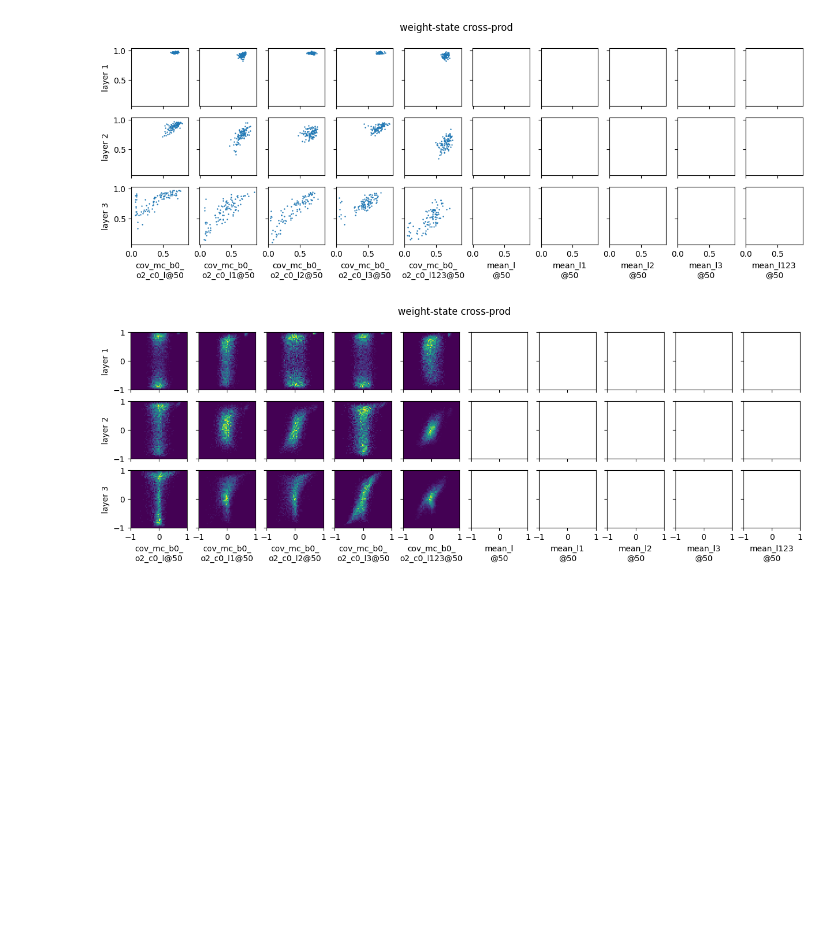
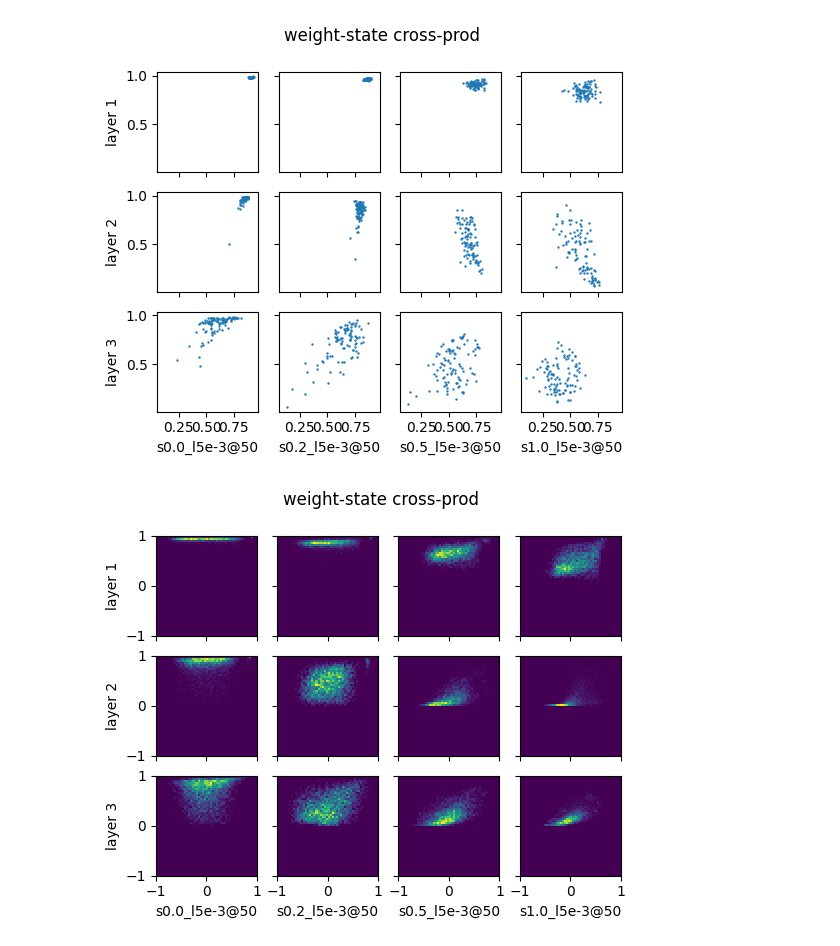
Before and after one commit to yingchenlin/kiln, a Jupyter notebook: dist.ipynb, the cells around one changed output. Cells and saved outputs as stored; diff of their text form; code cells hidden in the pictures; blank space fills up the shorter version.

```diff
--- a/dist.ipynb
+++ b/dist.ipynb
@@ -69,11 +70,11 @@ def read_weight(state, i, flip):
 #tags = ["cov/cov_mc_b0_o2_c0"] + [f"cov/cov_mc_b0_o2_c0{s}_l2"
 #    for s in ("", "_xsg", "_wsg", "_psg", "_lsg", "_gsg", "_hsg")]
 #tags = {l: f"cov/cov_mc_b0_o2_c0_{l}" for l in ("l", "l1", "l2", "l3", "l123")}
-tags = {f"{l}": f"cov/cov_mc_b0_o2_c0_{l}" for l in ("l", "l1", "l2", "l3", "l123")}
-#tags = [f"hpo/mean_{s}_{l}" for s in ("s0.0", "s0.5") for l in ("l5e-4", "l1e-3", "l2e-3", "l5e-3", "l1e-2")]
+#tags = {f"{l}": f"cov/cov_mc_b0_o2_c0_{l}" for l in ("l", "l1", "l2", "l3", "l123")}
+tag2path = {f"{s}_{l}": f"hpo/mean_{s}_{l}" for s in ("s0.0", "s0.2", "s0.5", "s1.0") for l in ("l5e-3",)}
 
 samples = 10
 epochs = (50,)
-tags_epochs = [(tag, epoch) for tag in tags for epoch in epochs]
+tags_paths_epochs = [(tag, path, epoch) for tag, path in tag2path.items() for epoch in epochs]
 layers = [f"layer {i+1}" for i in range(3)]
 # %%
@@ -130,38 +132,38 @@ def hist2d_plot(ax1, ax2, x, y, range, bins):
     ax2.hist2d(x.flatten().numpy(), y.flatten().numpy(), range=range, bins=bins, density=True)
     ax1.scatter(x.diagonal().numpy(), y.diagonal().numpy(), s=0.5)
 
 def hist1d_plot(ax, x, range, bins):
     ax.hist(x.flatten().numpy(), label="cross", range=range, bins=bins, histtype="step", density=True)
     ax.hist(x.diagonal().numpy(), label="self", range=range, bins=bins, histtype="step", density=True)
 
-def setplot(group, tags_epochs, layers, term, sign, scales, mapping, fn):
-    xlabels = [f"{tag[:10]}\n{tag[10:]}@{epoch}" for tag, epoch in tags_epochs]
+def setplot(tags_paths_epochs, layers, term, sign, scales, mapping, fn):
+    xlabels = [f"{tag}@{epoch}" for tag, _, epoch in tags_paths_epochs]
     ax_xy1 = gridplot(f"weight-state {term}", xlabels, layers)
     ax_xy2 = gridplot(f"weight-state {term}", xlabels, layers)
     ax_x = gridplot(f"weight {term}", xlabels, layers)
     ax_y = gridplot(f"state {term}", xlabels, layers)
-    for i, (tag, epoch) in enumerate(tags_epochs):
-        path = f"outputs/{group}/{tag}_0/checkpoint-{epoch}.pt"
+    for i, (_, path, epoch) in enumerate(tags_paths_epochs):
+        path = f"outputs/{path}_0/checkpoint-{epoch}.pt"
         try:
             state = torch.load(path, map_location="cpu")
         except Exception:
             continue
         for j, layer in enumerate(layers):
             w_m1, w_m2 = read_weight(state["model"], j*4+5, False)
-            s_m1, s_m2 = read_state(state["model"], j*4+2, sign)
+            s_m1, s_m2 = read_state(state["model"], j*4+4, sign)
             x, x_range = mapping(fn(w_m1, w_m2), scales[0])
             y, y_range = mapping(fn(s_m1, s_m2), scales[1])
             x_bins, y_bins = 50, 50
             hist2d_plot(ax_xy1[j][i], ax_xy2[j][i], x, y, (x_range, y_range), (x_bins, y_bins))
             hist1d_plot(ax_x[j][i], x, x_range, x_bins)
             hist1d_plot(ax_y[j][i], y, y_range, y_bins)
     ax_x[0][0].legend()
     ax_y[0][0].legend()
 
 term, sign, scales, mapping, fn = "cross-prod", False, (.5, .5), inf_map, lambda m1, m2: m2
 #term, sign, scales, mapping, fn = "covariance", False, (.5, .5), inf_map, cov
 #term, sign, scales, mapping, fn = "correlation", False, (1., 1.), lin_map, corr
-setplot(group, tags_epochs, layers, term, sign, scales, mapping, fn)
+setplot(tags_paths_epochs, layers, term, sign, scales, mapping, fn)
 # %% [output]
-[figure, old version]
+[figure, new version]
-[figure, old version]
+[figure, new version]
```
Also changed, not shown: parts of 3 cells of this notebook, 1 other file.
